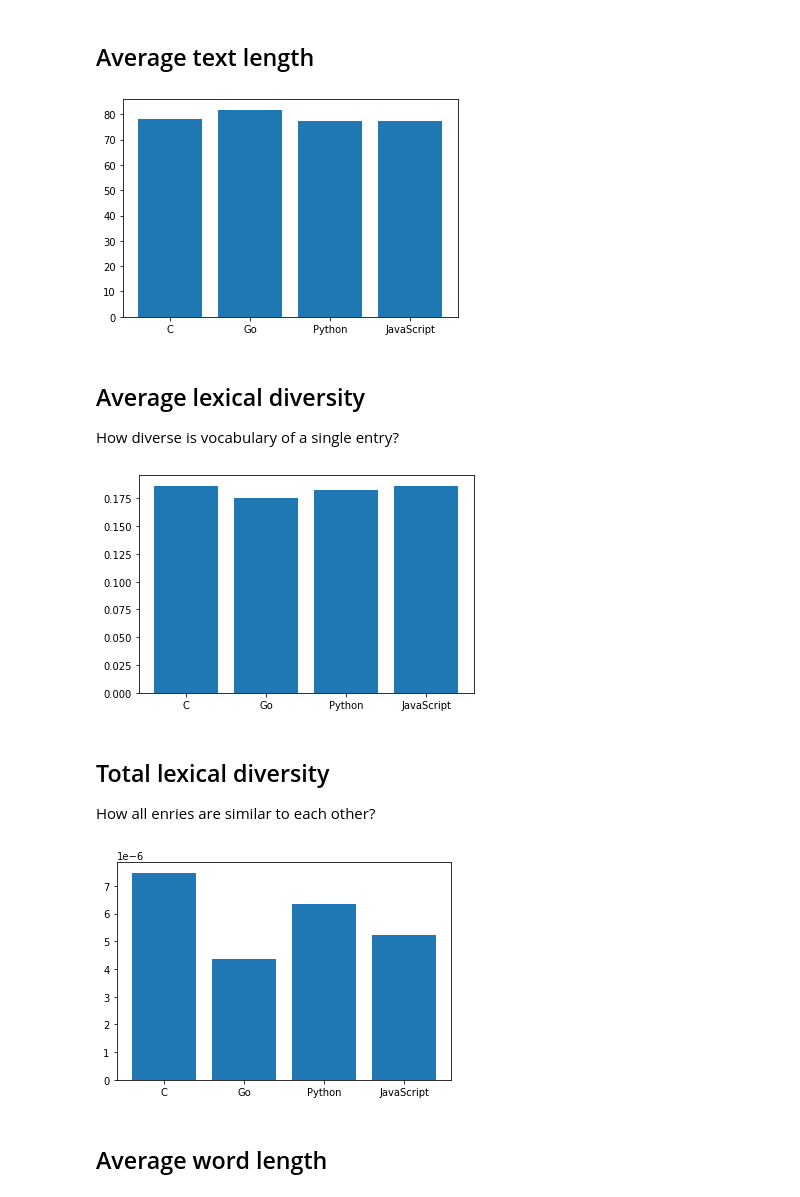
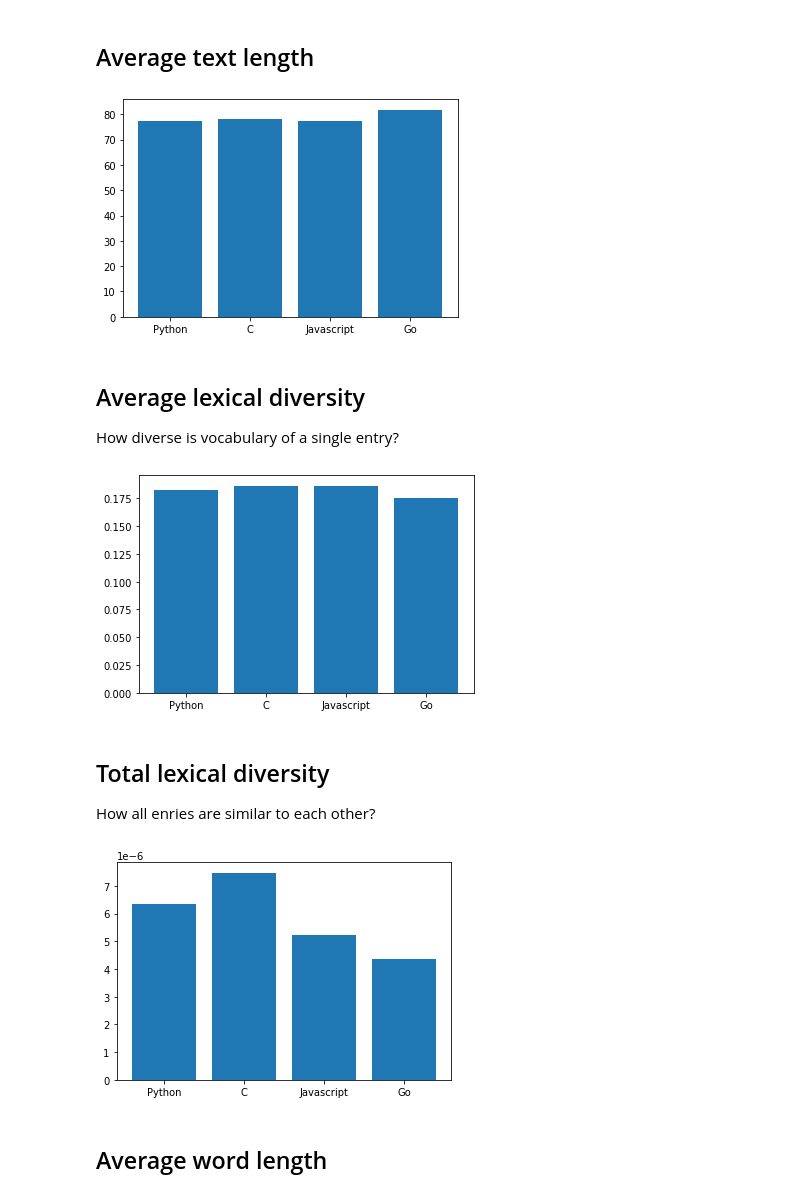
Before and after one commit to shilangyu/NLP-language-complexity, a Jupyter notebook: analysis/basic_data_analysis.ipynb, the cells around one changed output. Drawn from its saved outputs; the diff is of its cells as text; code cells hidden in the pictures.

```diff
--- a/analysis/basic_data_analysis.ipynb
+++ b/analysis/basic_data_analysis.ipynb
@@ -24,4 +44,4 @@ df_C.head()
 # %%
-df_C['tokenized_text'] = df_C['text'].apply(word_tokenize)
-df_C.head()
+df['tokenized_text'] = df['text'].apply(word_tokenize)
+df.head()
 # %% [output]
@@ -38,20 +54,15 @@ df_Javascript['tokenized_text'] = df_Javascript['text'].apply(word_tokenize)
 # %% [markdown]
 ## Average text length
 # %%
-df_C['length'] = df_C['tokenized_text'].apply(len)
-df_Go['length'] = df_Go['tokenized_text'].apply(len)
-df_Python['length'] = df_Python['tokenized_text'].apply(len)
-df_Javascript['length'] = df_Javascript['tokenized_text'].apply(len)
+df['length'] = df['tokenized_text'].apply(len)
 
-means = [np.mean(df_C['length']), np.mean(df_Go['length']), np.mean(df_Python['length']),
-         np.mean(df_Javascript['length'])]
+means = [np.mean(df[df['language'] == lang]['length']) for lang in LANGUAGES]
+
 widths = [1, 2, 3, 4]
-labels = ['C', 'Go', 'Python', 'JavaScript']
-plt.bar(widths, means, tick_label=labels,
-        width=0.8)
+plt.bar(widths, means, tick_label=LANGUAGES, width=0.8)
 plt.show()
 # %% [output]
-[figure, old version]
+[figure, new version]
 # %% [markdown]
 ## Average lexical diversity
 
@@ -71,11 +77,12 @@ df_Javascript['lex_div'] = df_Javascript['text'].apply(lexical_diversity)
+# %%
+df['lex_div'] = df['text'].apply(lexical_diversity)
 # %%
-means = [np.mean(df_C['lex_div']), np.mean(df_Go['lex_div']), np.mean(df_Python['lex_div']),
-         np.mean(df_Javascript['lex_div'])]
-plt.bar(widths, means, tick_label=labels,
-        width=0.8)
+means = [np.mean(df[df['language'] == lang]['lex_div']) for lang in LANGUAGES]
+
+plt.bar(widths, means, tick_label=LANGUAGES, width=0.8)
 plt.show()
 # %% [output]
-[figure, old version]
+[figure, new version]
 # %% [markdown]
 ## Total lexical diversity
 
@@ -88,11 +90,11 @@ all_Javascript = ' '.join(df_Javascript['text'])
+# %%
+whole = [' '.join(df[df['language'] == lang]['text']) for lang in LANGUAGES]
 # %%
-divs = [lexical_diversity(all_C), lexical_diversity(all_Go), lexical_diversity(all_Python),
-        lexical_diversity(all_Javascript)]
-plt.bar(widths, divs, tick_label=labels,
-        width=0.8)
+divs = [lexical_diversity(x) for x in whole]
+plt.bar(widths, divs, tick_label=LANGUAGES, width=0.8)
 plt.show()
 # %% [output]
-[figure, old version]
+[figure, new version]
 # %% [markdown]
 ## Average word length
 # %%
```
Also changed, not shown: parts of 23 cells of this notebook.
